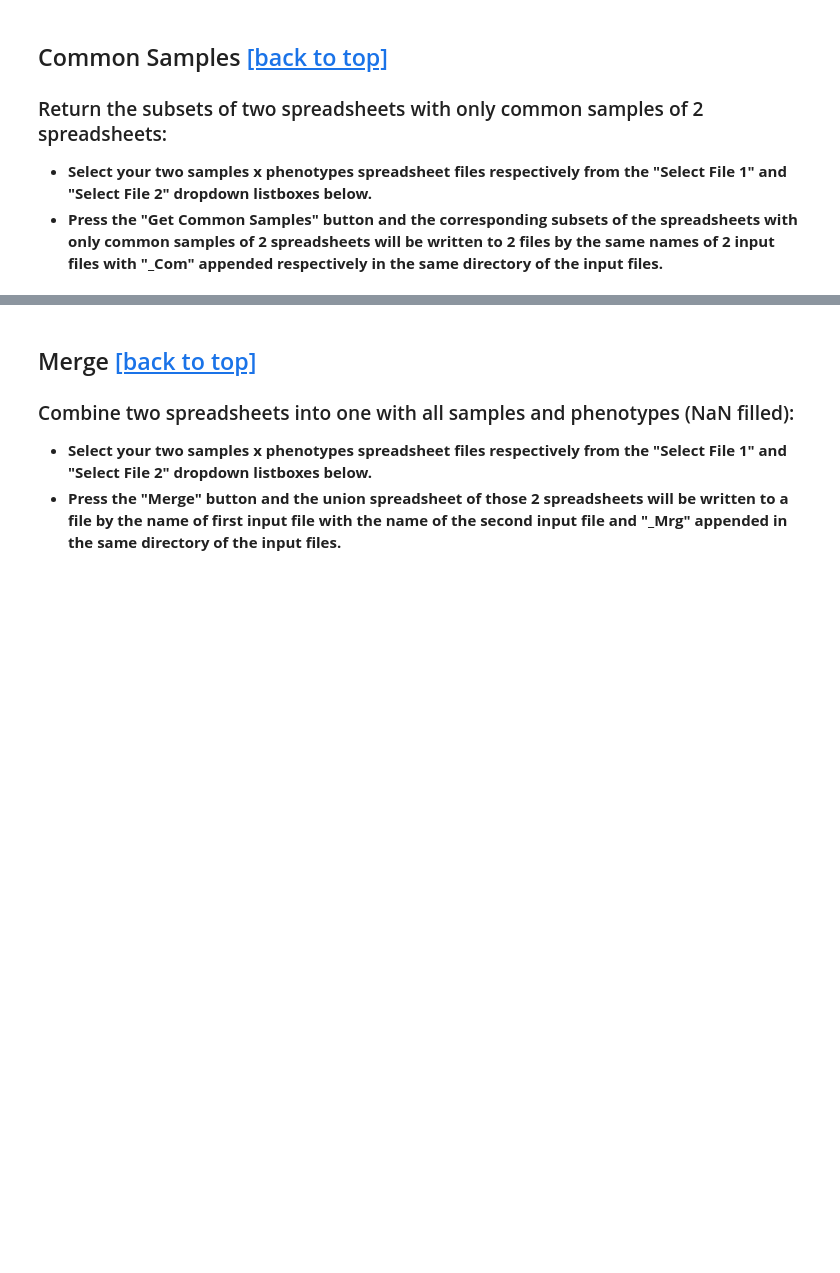
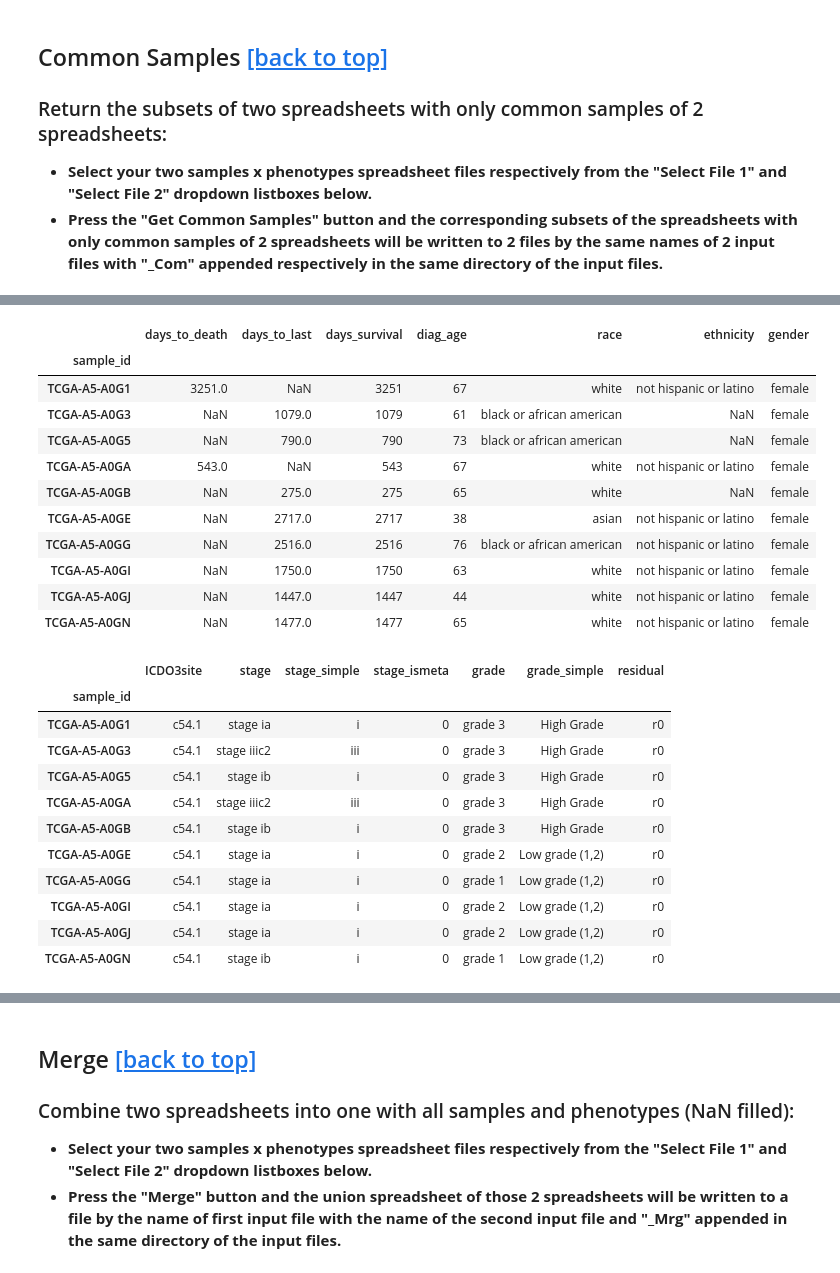
Before and after one commit to XikunZhang/knoweng_transform, a Jupyter notebook: run_transform/all_in_one.ipynb, the cells around one changed output, grey strips where cells are left out. Saved outputs shown, nothing was run; the diff lists cells and outputs as text; code cells hidden in the pictures; blank space fills up the shorter version.

```diff
--- a/run_transform/all_in_one.ipynb
+++ b/run_transform/all_in_one.ipynb
@@ -209,3 +230,41 @@ display(output_file_button_2)
+# %%
+
+output_file_button_2 = widgets.Button(
+    description='Get Common Samples',
+    disabled=False,
+    button_style='',
+    tooltip='get common samples button',
+    data_file_key='output_file_name'
+    )
+display(output_file_button_2)
+output_file_button_2.on_click(get_common_samples)
+
+flistbx_2.observe(clear_output, names='values')
+# %% [output]
+|  | days_to_death | days_to_last | days_survival | diag_age | race | ethnicity | gender |
+| sample_id |  |  |  |  |  |  |  |
+| TCGA-A5-A0G1 | 3251.0 | NaN | 3251 | 67 | white | not hispanic or latino | female |
+| TCGA-A5-A0G3 | NaN | 1079.0 | 1079 | 61 | black or african american | NaN | female |
+| TCGA-A5-A0G5 | NaN | 790.0 | 790 | 73 | black or african american | NaN | female |
+| TCGA-A5-A0GA | 543.0 | NaN | 543 | 67 | white | not hispanic or latino | female |
+| TCGA-A5-A0GB | NaN | 275.0 | 275 | 65 | white | NaN | female |
+| TCGA-A5-A0GE | NaN | 2717.0 | 2717 | 38 | asian | not hispanic or latino | female |
+| TCGA-A5-A0GG | NaN | 2516.0 | 2516 | 76 | black or african american | not hispanic or latino | female |
+| TCGA-A5-A0GI | NaN | 1750.0 | 1750 | 63 | white | not hispanic or latino | female |
+| TCGA-A5-A0GJ | NaN | 1447.0 | 1447 | 44 | white | not hispanic or latino | female |
+| TCGA-A5-A0GN | NaN | 1477.0 | 1477 | 65 | white | not hispanic or latino | female |
+|  | ICDO3site | stage | stage_simple | stage_ismeta | grade | grade_simple | residual |
+| sample_id |  |  |  |  |  |  |  |
+| TCGA-A5-A0G1 | c54.1 | stage ia | i | 0 | grade 3 | High Grade | r0 |
+| TCGA-A5-A0G3 | c54.1 | stage iiic2 | iii | 0 | grade 3 | High Grade | r0 |
+| TCGA-A5-A0G5 | c54.1 | stage ib | i | 0 | grade 3 | High Grade | r0 |
+| TCGA-A5-A0GA | c54.1 | stage iiic2 | iii | 0 | grade 3 | High Grade | r0 |
+| TCGA-A5-A0GB | c54.1 | stage ib | i | 0 | grade 3 | High Grade | r0 |
+| TCGA-A5-A0GE | c54.1 | stage ia | i | 0 | grade 2 | Low grade (1,2) | r0 |
+| TCGA-A5-A0GG | c54.1 | stage ia | i | 0 | grade 1 | Low grade (1,2) | r0 |
+| TCGA-A5-A0GI | c54.1 | stage ia | i | 0 | grade 2 | Low grade (1,2) | r0 |
+| TCGA-A5-A0GJ | c54.1 | stage ia | i | 0 | grade 2 | Low grade (1,2) | r0 |
+| TCGA-A5-A0GN | c54.1 | stage ib | i | 0 | grade 1 | Low grade (1,2) | r0 |
 # %% [markdown]
 <a id='merge'></a>
 # %% [markdown]
```
Also changed, not shown: parts of 9 cells of this notebook.
